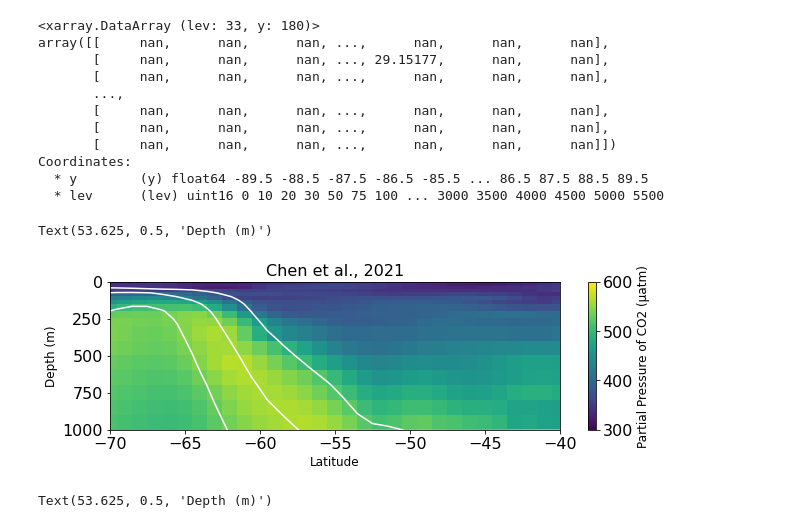
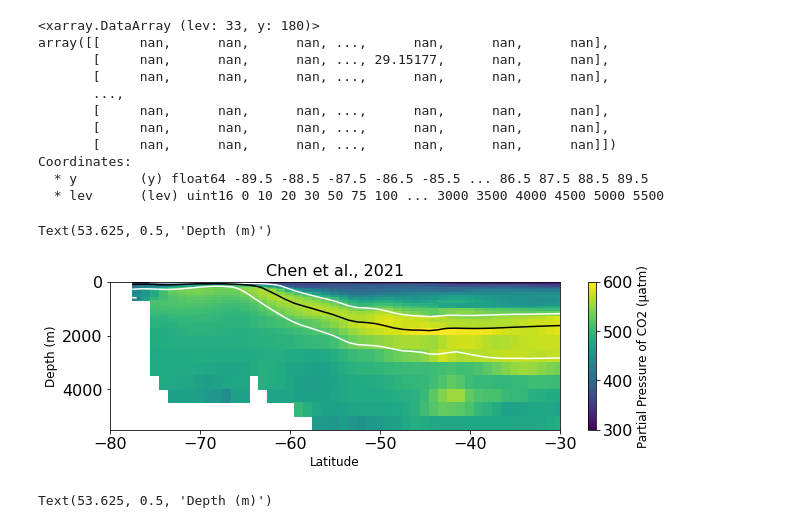
Before and after one commit to gmacgilchrist/seniorthesis, a Jupyter notebook: notebooks/alex_PCo2.ipynb, the cells around one changed output. Cells and saved outputs as stored; diff of their text form; code cells hidden in the pictures.

```diff
--- a/notebooks/alex_PCo2.ipynb
+++ b/notebooks/alex_PCo2.ipynb
@@ -76,29 +76,30 @@ Coordinates:
 # %%
 fig, ax = plt.subplots(nrows = 1, ncols = 1, figsize=[10,4])
 fig.tight_layout(pad = 3.5)
 plt.rc('font', size = 16)
 plt.rc('axes', titlesize= 16)
 plt.rc('axes', labelsize= 12)
 plt.rc('figure', titlesize=14)
 
 
 ds = PCO2.sel(x=slice(180,200)).mean(['x'],keep_attrs=True)
 d2 = ds.transpose('lev','y')
 
-ax.set_xlim([-70,-40])
-ax.set_ylim([0,1000])
+ax.set_xlim([-80,-30])
+# ax.set_ylim([0,1000])
 im = ax.pcolormesh(d2.y, d2.lev,d2, vmin = 300, vmax = 600)
-ax.contour(nd.y, nd.lev, nd, levels=[27.5, 27.8, 28], colors = 'w')
+ax.contour(nd.y, nd.lev, nd, levels=[27.5, 28], colors = 'w')
+ax.contour(nd.y, nd.lev, nd, levels=[27.8], colors = 'k')
 cbar = plt.colorbar(im,ax=ax)
 ax.invert_yaxis()
 cbar.set_label('Partial Pressure of CO2 (\u03BCatm)')
 ax.set_title('Chen et al., 2021')
 ax.set_xlabel('Latitude')
 ax.set_ylabel('Depth (m)')
 # ax_idx += 1
 # %% [output]
 Text(53.625, 0.5, 'Depth (m)')
-[figure, old version]
+[figure, new version]
 # %%
 fig, ax = plt.subplots(nrows = 1, ncols = 1, figsize=[10,4])
 fig.tight_layout(pad = 3.5)
```
